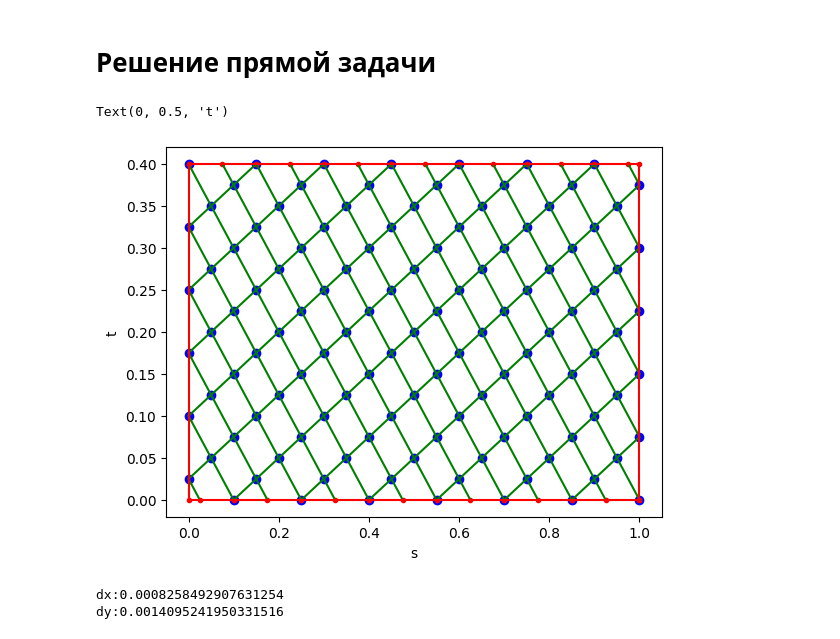
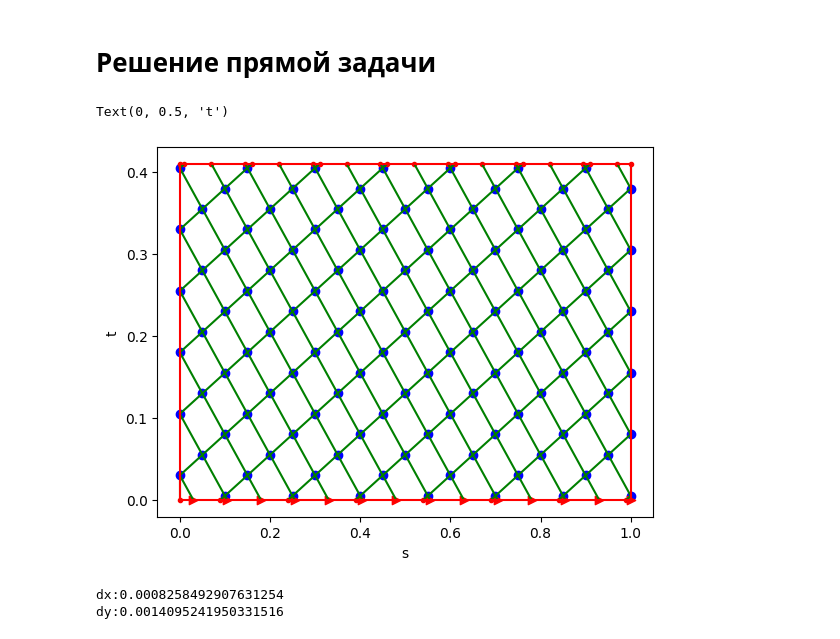
Before and after one commit to Dann38/model_rectification_column, a Jupyter notebook: Untitled.ipynb, the cells around one changed output. Cells and saved outputs as stored; diff of their text form; code cells hidden in the pictures.

```diff
--- a/Untitled.ipynb
+++ b/Untitled.ipynb
@@ -10,7 +10,7 @@ y0 = lambda s: (3*s+1)/(2*(s+1))
 
 x_an = lambda s, t: 2*(s**2+1)*np.sin(t)
 y_an = lambda s, t: (3*s+1)/(2*(s+1))*np.cos(t)
-T = [0, 0.4]
+T = [0, 0.41]
 S = [0, 1]
 C = [1,2]
 # C = [2.3,0.9]
@@ -78,35 +78,35 @@ for node in mesh.nodes_final_r:
     plt.scatter(node[2], node[3], color="r", marker=".")
 
 for node in mesh.nodes_start_l:
     i = int(node[0])
     j = int(node[1])
     s = node[2]
     t = node[3]
     node, _ = mesh.get_center_node(i, j)
     plt.plot([s,node[2]], [t, node[3]], "g")
     plt.scatter(s, t, color="r", marker=".")
 
 for node in mesh.nodes_start_r:
     i = int(node[0])
     j = int(node[1])
     s = node[2]
     t = node[3]
     node, _ = mesh.get_center_node(i, j)
     plt.plot([s,node[2]], [t, node[3]], "g")
-    plt.scatter(s, t, color="r", marker=".")
+    plt.scatter(s, t, color="r", marker=">")
 
 
 plt.plot([hyp_problem.S0, hyp_problem.S1], [hyp_problem.T0, hyp_problem.T0], "r")
 plt.plot([hyp_problem.S0, hyp_problem.S1], [hyp_problem.T1, hyp_problem.T1], "r")
 plt.plot([hyp_problem.S0, hyp_problem.S0], [hyp_problem.T0, hyp_problem.T1], "r")
 plt.plot([hyp_problem.S1, hyp_problem.S1], [hyp_problem.T0, hyp_problem.T1], "r")
 
 
 plt.xlabel("s")
 plt.ylabel("t")
 # %% [output]
 Text(0, 0.5, 't')
-[figure, old version]
+[figure, new version]
 # %%
 point_x = []
 point_y = []
```
Also changed, not shown: parts of 4 cells of this notebook, 2 other files.
